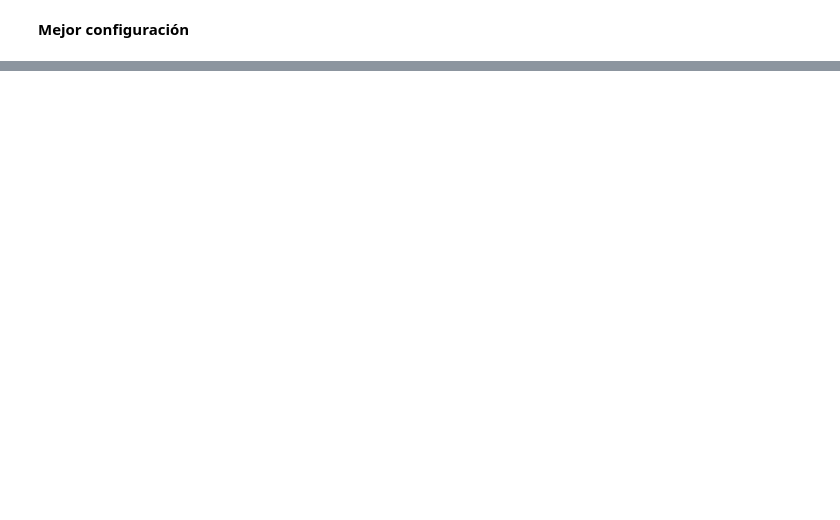
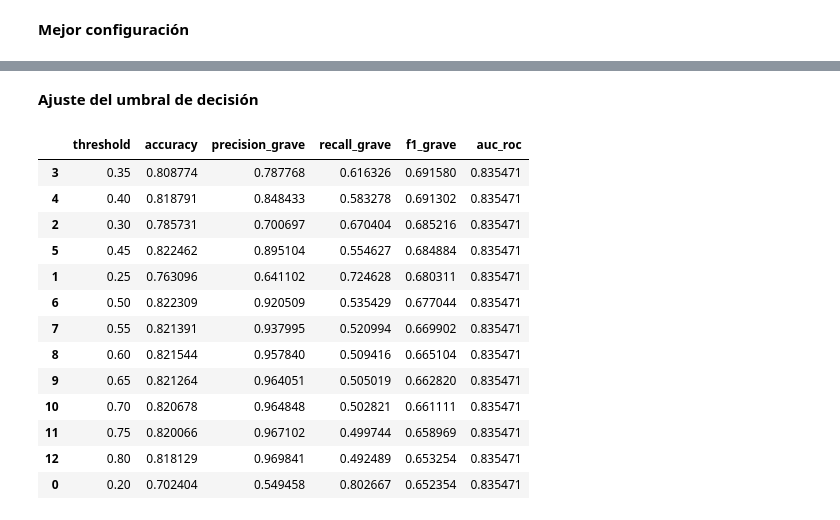
Before and after one commit to Vankold1/SiniBogota, a Jupyter notebook: SiniBogota_LD_ANFIS.ipynb, the cells around one changed output, grey strips where cells are left out. Saved outputs shown, nothing was run; the diff lists cells and outputs as text; code cells hidden in the pictures; blank space fills up the shorter version.

```diff
--- a/SiniBogota_LD_ANFIS.ipynb
+++ b/SiniBogota_LD_ANFIS.ipynb
@@ -1850,0 +2064,34 @@ print(datasets_anfis[mejor_nombre_dataset]['variables'])
+# %% [markdown]
+**Ajuste del umbral de decisión**
+# %%
+# Evaluación de diferentes umbrales de decisión
+umbrales = np.arange(0.20, 0.81, 0.05)
+resultados_umbral = []
+
+for th in umbrales:
+    pred = (prob_test_final >= th).astype(int)
+    resultados_umbral.append({
+        'threshold': th,
+        'accuracy': accuracy_score(y_test_np, pred),
+        'precision_grave': precision_score(y_test_np, pred, zero_division=0),
+        'recall_grave': recall_score(y_test_np, pred, zero_division=0),
+        'f1_grave': f1_score(y_test_np, pred, zero_division=0),
+        'auc_roc': roc_auc_score(y_test_np, prob_test_final)
+    })
+df_umbrales = pd.DataFrame(resultados_umbral)
+df_umbrales.sort_values(by='f1_grave', ascending=False)
+# %% [output]
+|  | threshold | accuracy | precision_grave | recall_grave | f1_grave | auc_roc |
+| 3 | 0.35 | 0.808774 | 0.787768 | 0.616326 | 0.691580 | 0.835471 |
+| 4 | 0.40 | 0.818791 | 0.848433 | 0.583278 | 0.691302 | 0.835471 |
+| 2 | 0.30 | 0.785731 | 0.700697 | 0.670404 | 0.685216 | 0.835471 |
+| 5 | 0.45 | 0.822462 | 0.895104 | 0.554627 | 0.684884 | 0.835471 |
+| 1 | 0.25 | 0.763096 | 0.641102 | 0.724628 | 0.680311 | 0.835471 |
+| 6 | 0.50 | 0.822309 | 0.920509 | 0.535429 | 0.677044 | 0.835471 |
+| 7 | 0.55 | 0.821391 | 0.937995 | 0.520994 | 0.669902 | 0.835471 |
+| 8 | 0.60 | 0.821544 | 0.957840 | 0.509416 | 0.665104 | 0.835471 |
+| 9 | 0.65 | 0.821264 | 0.964051 | 0.505019 | 0.662820 | 0.835471 |
+| 10 | 0.70 | 0.820678 | 0.964848 | 0.502821 | 0.661111 | 0.835471 |
+| 11 | 0.75 | 0.820066 | 0.967102 | 0.499744 | 0.658969 | 0.835471 |
+| 12 | 0.80 | 0.818129 | 0.969841 | 0.492489 | 0.653254 | 0.835471 |
+| 0 | 0.20 | 0.702404 | 0.549458 | 0.802667 | 0.652354 | 0.835471 |
```
Also changed, not shown: parts of 19 cells of this notebook.
